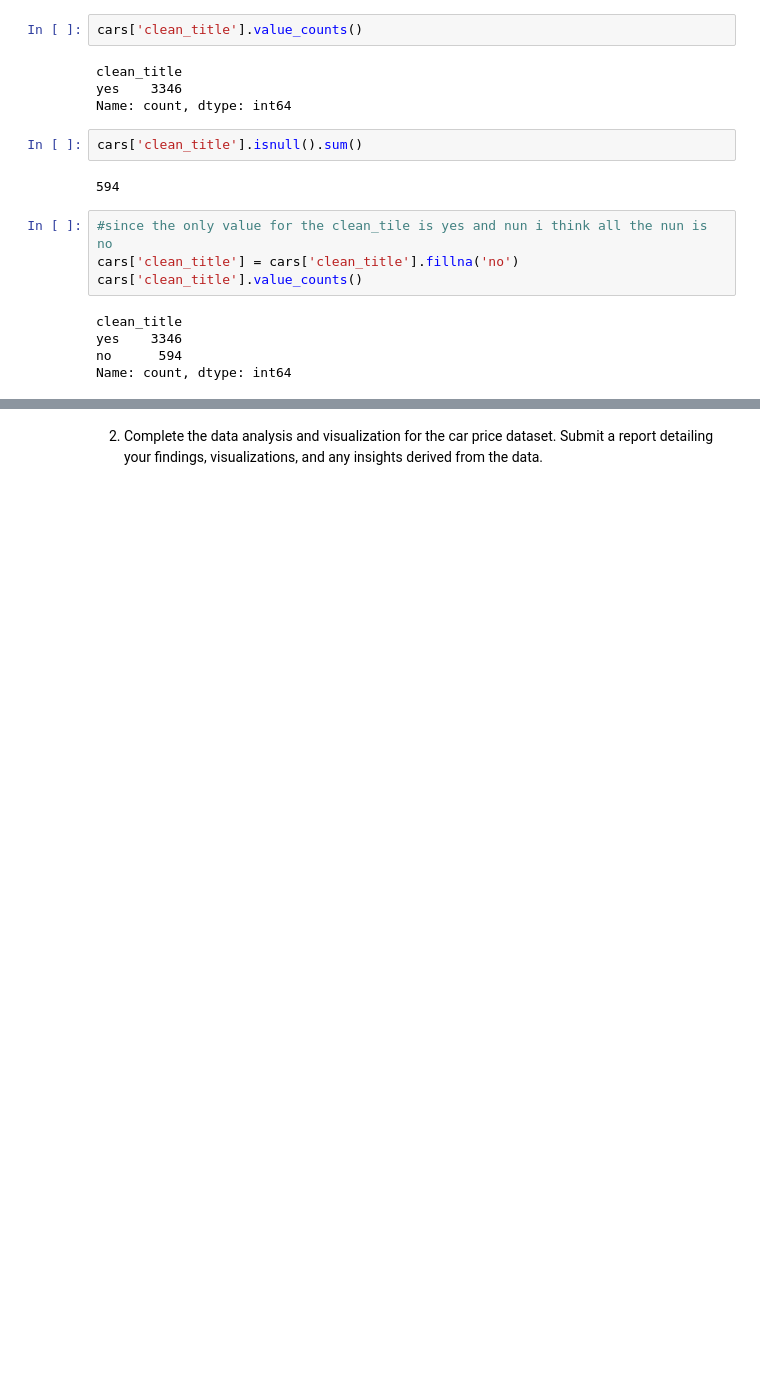
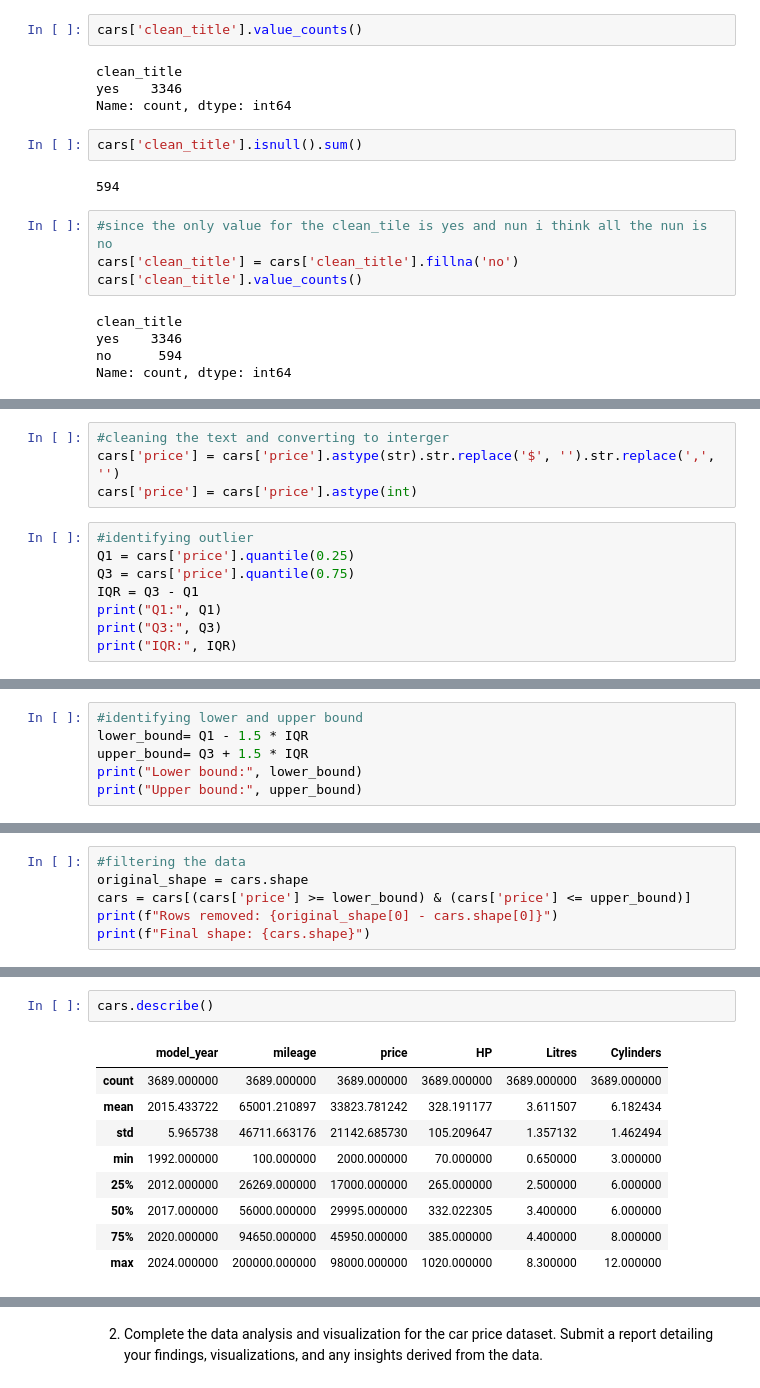
Before and after one commit to Berniceboateng775/nsp-training-program, a Jupyter notebook: car_pricePrediction.ipynb, the cells around one changed output, grey strips where cells are left out. Drawn from its saved outputs; the diff is of its cells as text; blank space fills up the shorter version.

Commit message:
explored the price  column and updated the readme file

```diff
--- a/car_pricePrediction.ipynb
+++ b/car_pricePrediction.ipynb
@@ -902,0 +914,12 @@ Name: count, dtype: int64
+# %%
+#cleaning the text and converting to interger
+cars['price'] = cars['price'].astype(str).str.replace('$', '').str.replace(',', '')
+cars['price'] = cars['price'].astype(int)
+# %%
+#identifying outlier
+Q1 = cars['price'].quantile(0.25)
+Q3 = cars['price'].quantile(0.75)
+IQR = Q3 - Q1
+print("Q1:", Q1)
+print("Q3:", Q3)
+print("IQR:", IQR)
@@ -902,0 +930,6 @@ Name: count, dtype: int64
+# %%
+#identifying lower and upper bound
+lower_bound= Q1 - 1.5 * IQR
+upper_bound= Q3 + 1.5 * IQR
+print("Lower bound:", lower_bound)
+print("Upper bound:", upper_bound)
@@ -902,0 +943,6 @@ Name: count, dtype: int64
+# %%
+#filtering the data
+original_shape = cars.shape
+cars = cars[(cars['price'] >= lower_bound) & (cars['price'] <= upper_bound)]
+print(f"Rows removed: {original_shape[0] - cars.shape[0]}")
+print(f"Final shape: {cars.shape}")
@@ -902,0 +985,12 @@ Name: count, dtype: int64
+# %%
+cars.describe()
+# %% [output]
+|  | model_year | mileage | price | HP | Litres | Cylinders |
+| count | 3689.000000 | 3689.000000 | 3689.000000 | 3689.000000 | 3689.000000 | 3689.000000 |
+| mean | 2015.433722 | 65001.210897 | 33823.781242 | 328.191177 | 3.611507 | 6.182434 |
+| std | 5.965738 | 46711.663176 | 21142.685730 | 105.209647 | 1.357132 | 1.462494 |
+| min | 1992.000000 | 100.000000 | 2000.000000 | 70.000000 | 0.650000 | 3.000000 |
+| 25% | 2012.000000 | 26269.000000 | 17000.000000 | 265.000000 | 2.500000 | 6.000000 |
+| 50% | 2017.000000 | 56000.000000 | 29995.000000 | 332.022305 | 3.400000 | 6.000000 |
+| 75% | 2020.000000 | 94650.000000 | 45950.000000 | 385.000000 | 4.400000 | 8.000000 |
+| max | 2024.000000 | 200000.000000 | 98000.000000 | 1020.000000 | 8.300000 | 12.000000 |
```
Also changed, not shown: parts of 13 cells of this notebook, 1 other file.
